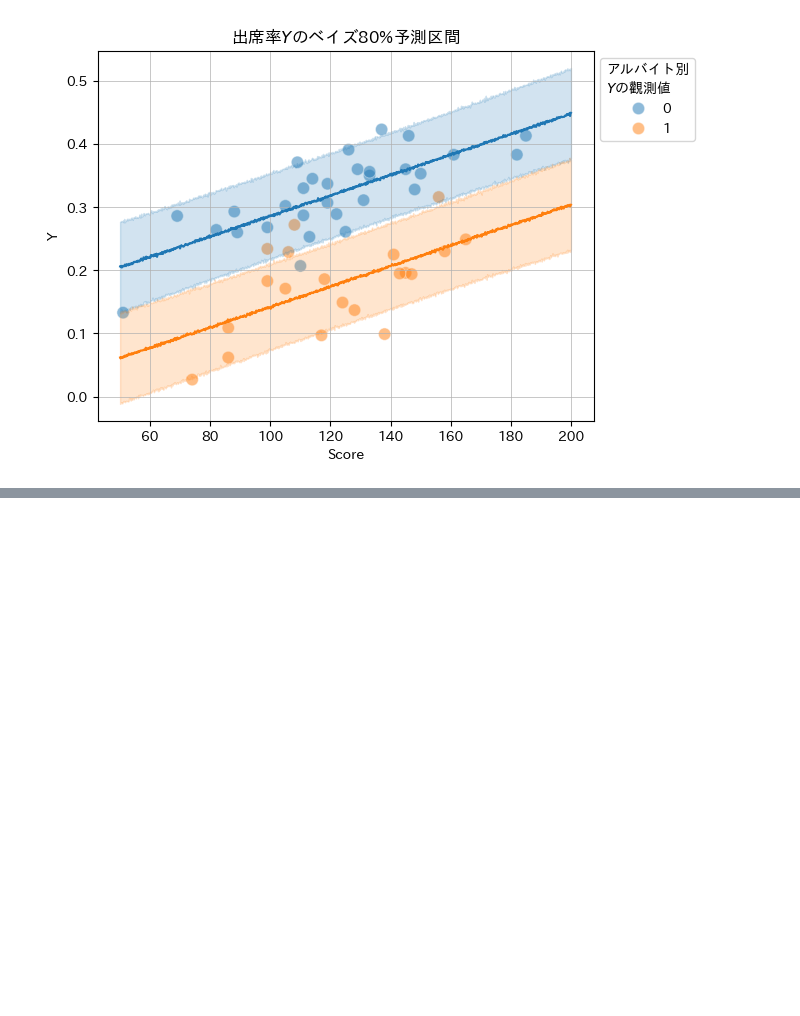
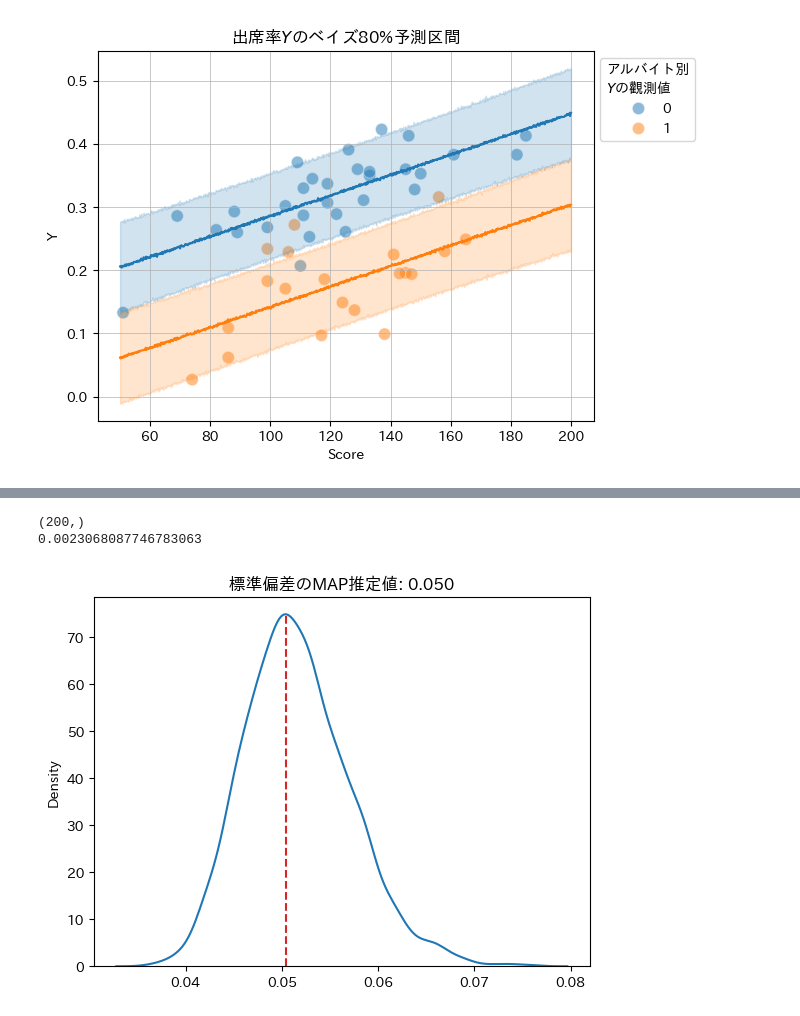
Before and after one commit to makkimaki/stan-r-bayes-statistical-modeling-python, a Jupyter notebook: chapter5_MultipleRegression.ipynb, the cells around one changed output, grey strips where cells are left out. Saved outputs shown, nothing was run; the diff lists cells and outputs as text; code cells hidden in the pictures; blank space fills up the shorter version.

```diff
--- a/chapter5.ipynb
+++ b/chapter5_MultipleRegression.ipynb
@@ -331,0 +429,18 @@ plt.grid(lw=0.5);
+# %%
+### σのKDEプロット
+sigma_plot = sns.kdeplot(sigma_samples)
+sigma_kde_data = sigma_plot.get_lines()[0].get_data()
+
+x_values = sigma_kde_data[0]
+y_values = sigma_kde_data[1] # sigmaのmap推定？
+
+print(x_values.shape)
+print(y_values[1])
+
+sigma_map = x_values[y_values.argmax()]
+plt.vlines(sigma_map, 0, y_values.max(), colors='tab:red', ls='--')
+plt.title(f'標準偏差のMAP推定値: {sigma_map:.3f}');
+# %% [output]
+(200,)
+0.0023068087746783063
+[figure, added]
```
Also changed, not shown: parts of 6 cells of this notebook.
